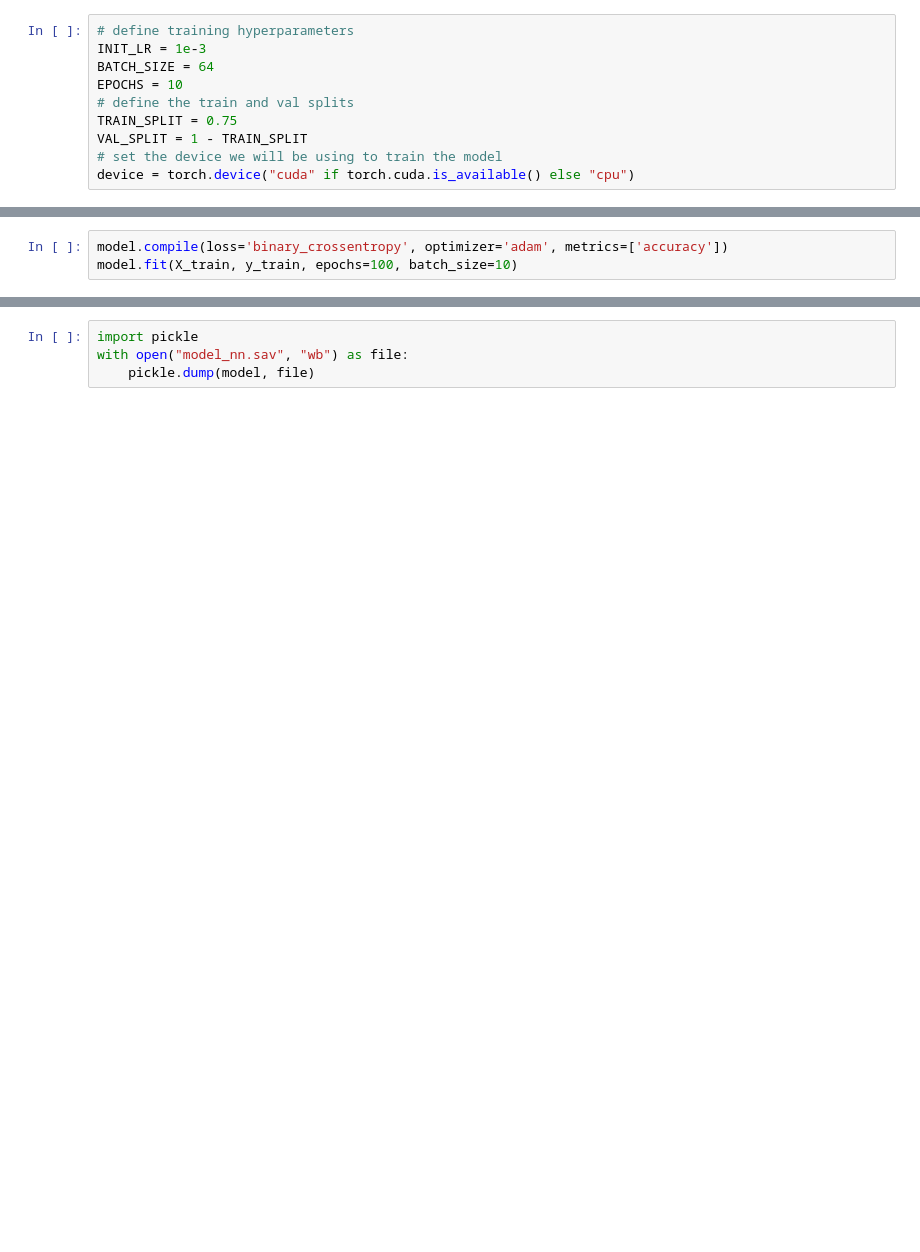
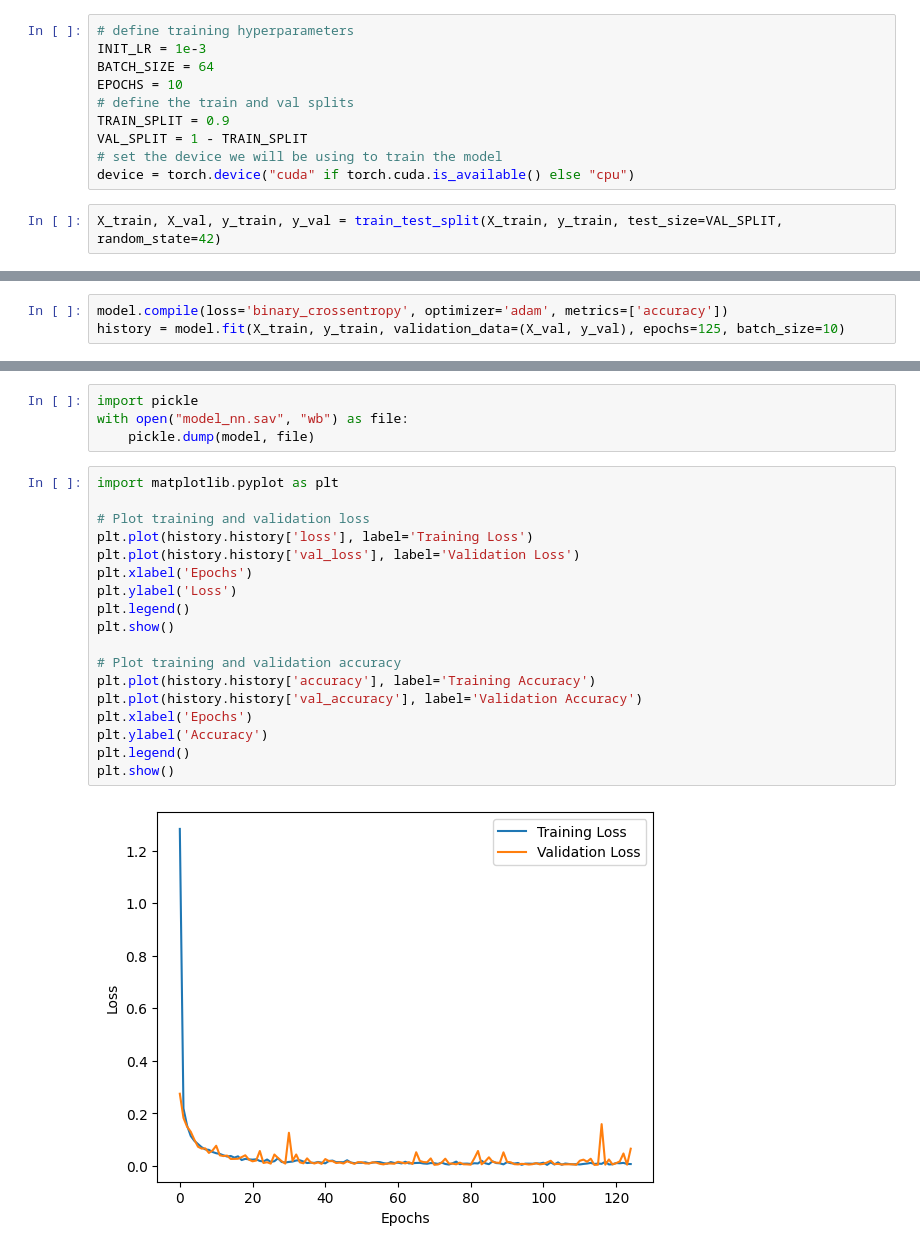
Before and after one commit to Tonin386/Dave, a Jupyter notebook: Dave Learning - Modèles d'apprentissages (peu) profonds.ipynb, the cells around one changed output, grey strips where cells are left out. Cells and saved outputs as stored; diff of their text form; blank space fills up the shorter version.

```diff
--- a/Dave Learning - Modèles d'apprentissages (peu) profonds.ipynb
+++ b/Dave Learning - Modèles d'apprentissages (peu) profonds.ipynb
@@ -44,10 +27,12 @@ INIT_LR = 1e-3
 BATCH_SIZE = 64
 EPOCHS = 10
 # define the train and val splits
-TRAIN_SPLIT = 0.75
+TRAIN_SPLIT = 0.9
 VAL_SPLIT = 1 - TRAIN_SPLIT
 # set the device we will be using to train the model
 device = torch.device("cuda" if torch.cuda.is_available() else "cpu")
+# %%
+X_train, X_val, y_train, y_val = train_test_split(X_train, y_train, test_size=VAL_SPLIT, random_state=42)
 # %%
 model = Sequential()
 model.add(Dense(51, input_shape=(51,), activation='relu'))
@@ -55,5 +40,5 @@ model.add(Dense(30, activation='relu'))
 model.add(Dense(10, activation='sigmoid'))
 # %%
 model.compile(loss='binary_crossentropy', optimizer='adam', metrics=['accuracy'])
-model.fit(X_train, y_train, epochs=100, batch_size=10)
+history = model.fit(X_train, y_train, validation_data=(X_val, y_val), epochs=125, batch_size=10)
 # %% [output]
@@ -85,3 +69,23 @@ Accuracy: 99.08
 import pickle
 with open("model_nn.sav", "wb") as file:
     pickle.dump(model, file)
+# %%
+import matplotlib.pyplot as plt
+
+# Plot training and validation loss
+plt.plot(history.history['loss'], label='Training Loss')
+plt.plot(history.history['val_loss'], label='Validation Loss')
+plt.xlabel('Epochs')
+plt.ylabel('Loss')
+plt.legend()
+plt.show()
+
+# Plot training and validation accuracy
+plt.plot(history.history['accuracy'], label='Training Accuracy')
+plt.plot(history.history['val_accuracy'], label='Validation Accuracy')
+plt.xlabel('Epochs')
+plt.ylabel('Accuracy')
+plt.legend()
+plt.show()
+# %% [output]
+[figure, added]
```
Also changed, not shown: parts of 5 cells of this notebook, 2 other files.
